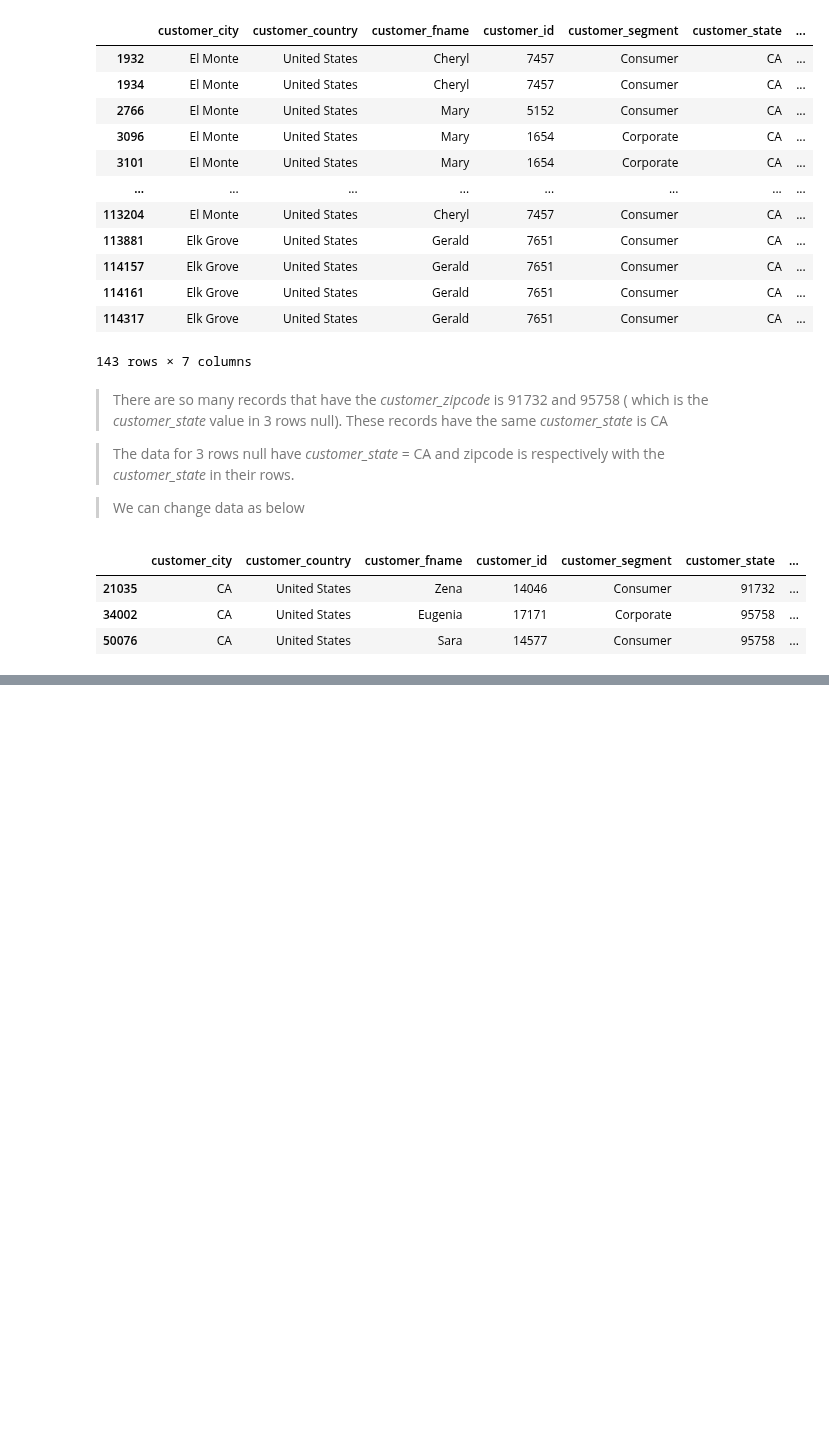
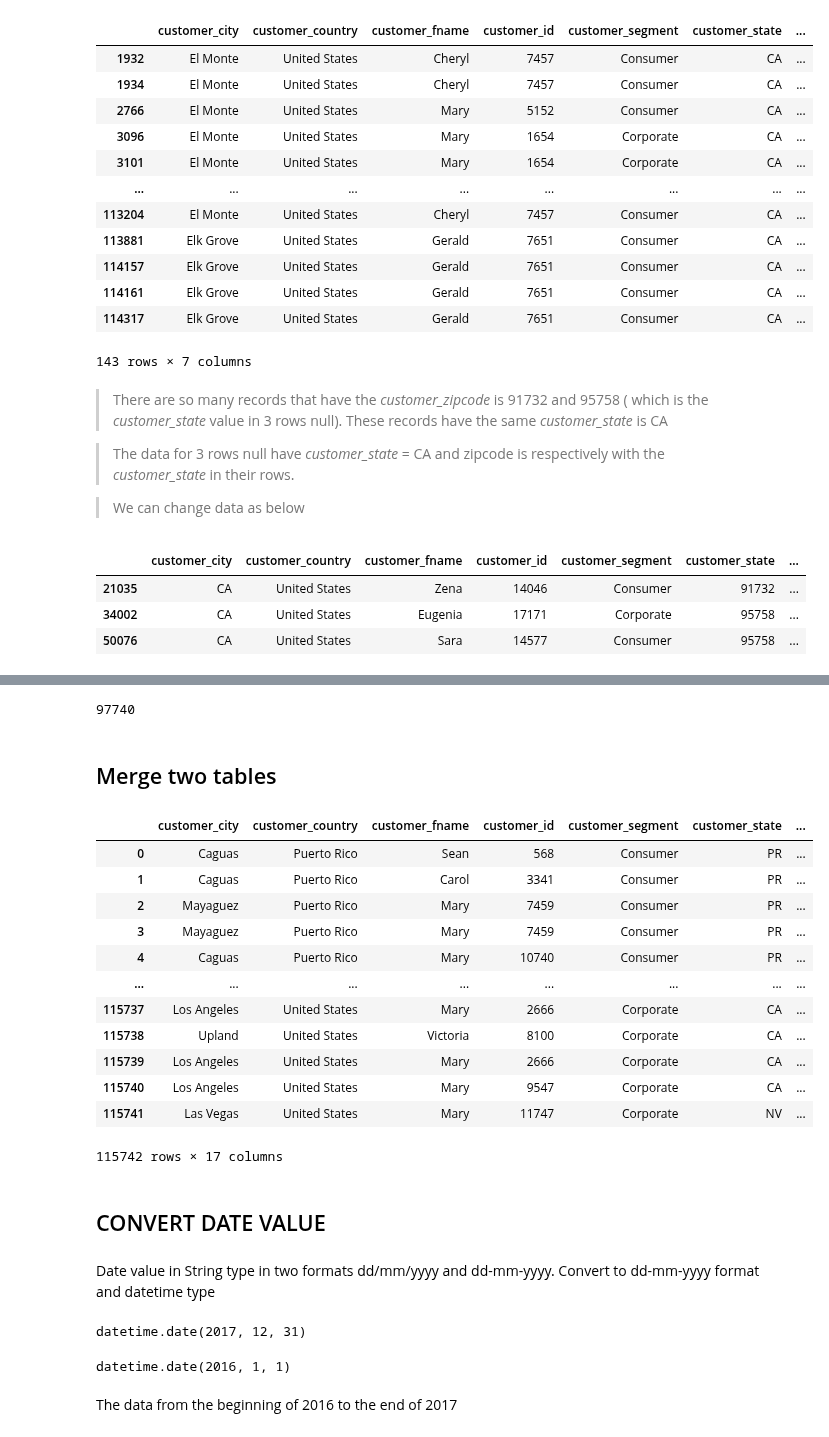
Before and after one commit to Phuong181003/ecommerce, a Jupyter notebook: ecommerce_data.ipynb, the cells around one changed output, grey strips where cells are left out. Cells and saved outputs as stored; diff of their text form; code cells hidden in the pictures; blank space fills up the shorter version.

```diff
--- a/ecommerce_data.ipynb
+++ b/ecommerce_data.ipynb
@@ -165,3 +174,8 @@ df_cus[df_cus["customer_zipcode"].isna()]
 | 21035 | CA | United States | Zena | 14046 | Consumer | 91732 | ... |
 | 34002 | CA | United States | Eugenia | 17171 | Corporate | 95758 | ... |
 | 50076 | CA | United States | Sara | 14577 | Consumer | 95758 | ... |
+# %%
+index = df_cus[df_cus["customer_zipcode"].isna()].index
+for i in index:
+    df_cus.iloc[i, 6] = df_cus.iloc[i, 5] #Replace NaN value in the column 7 (customer_zipcdode) by the value in the column 6 (customer_state)
+    df_cus.iloc[i, 5] = "CA" #Replace the NaN value in column 6 (customer_state) by "CA"
@@ -167,0 +188,32 @@ df_cus[df_cus["customer_zipcode"].isna()]
+# %%
+df_order.drop_duplicates(inplace = True)
+# %%
+df_cus.duplicated().sum()
+# %% [output]
+97740
+# %%
+df_cus.drop_duplicates(inplace = True)
+# %% [markdown]
+## Merge two tables
+# %%
+df = df_cus.merge(df_order, how = "right", on = "customer_id")
+# %%
+df
+# %% [output]
+|  | customer_city | customer_country | customer_fname | customer_id | customer_segment | customer_state | ... |
+| 0 | Caguas | Puerto Rico | Sean | 568 | Consumer | PR | ... |
+| 1 | Caguas | Puerto Rico | Carol | 3341 | Consumer | PR | ... |
+| 2 | Mayaguez | Puerto Rico | Mary | 7459 | Consumer | PR | ... |
+| 3 | Mayaguez | Puerto Rico | Mary | 7459 | Consumer | PR | ... |
+| 4 | Caguas | Puerto Rico | Mary | 10740 | Consumer | PR | ... |
+| ... | ... | ... | ... | ... | ... | ... | ... |
+| 115737 | Los Angeles | United States | Mary | 2666 | Corporate | CA | ... |
+| 115738 | Upland | United States | Victoria | 8100 | Corporate | CA | ... |
+| 115739 | Los Angeles | United States | Mary | 2666 | Corporate | CA | ... |
+| 115740 | Los Angeles | United States | Mary | 9547 | Corporate | CA | ... |
+| 115741 | Las Vegas | United States | Mary | 11747 | Corporate | NV | ... |
+115742 rows × 17 columns
+# %% [markdown]
+## CONVERT DATE VALUE
+# %% [markdown]
+Date value in String type in two formats dd/mm/yyyy and dd-mm-yyyy. Convert to dd-mm-yyyy format and datetime type
@@ -167,0 +226,10 @@ df_cus[df_cus["customer_zipcode"].isna()]
+# %%
+max(df["order_date"])
+# %% [output]
+datetime.date(2017, 12, 31)
+# %%
+min(df["order_date"])
+# %% [output]
+datetime.date(2016, 1, 1)
+# %% [markdown]
+The data from the beginning of 2016 to the end of 2017
```
Also changed, not shown: parts of 12 cells of this notebook.
